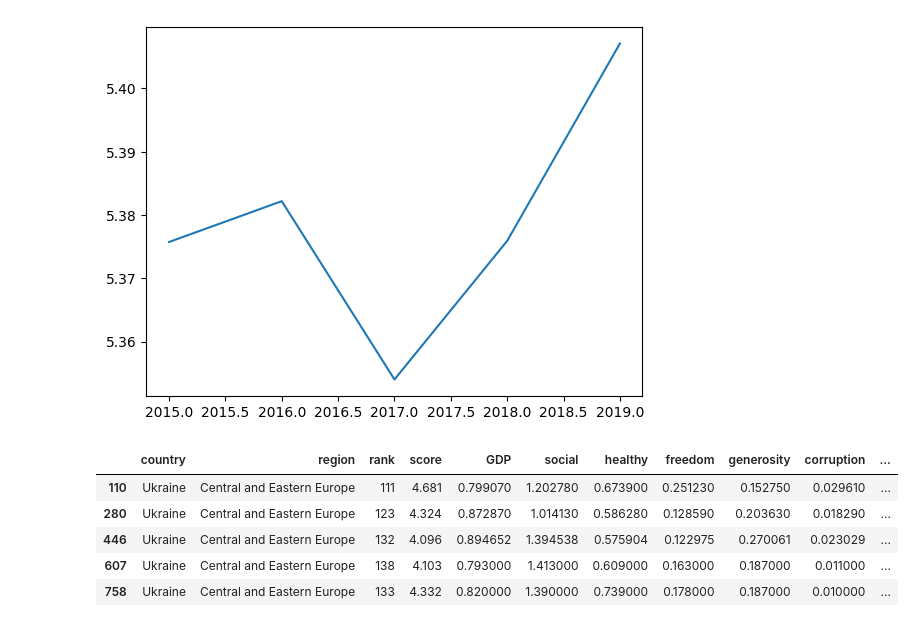
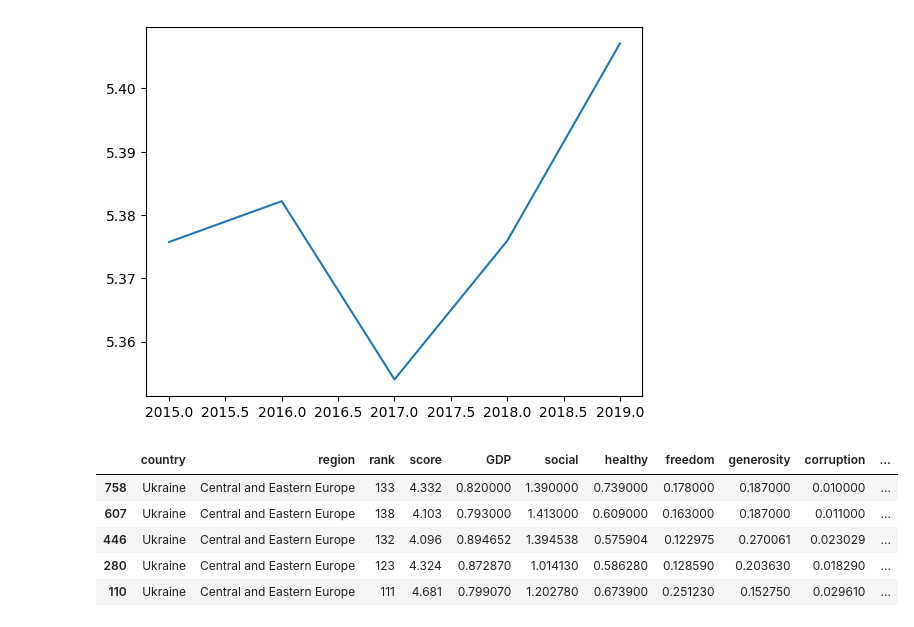
Before and after one commit to vyachost/happiness, a Jupyter notebook: happiness.ipynb, the cells around one changed output. Saved outputs shown, nothing was run; the diff lists cells and outputs as text; code cells hidden in the pictures.

```diff
--- a/happiness.ipynb
+++ b/happiness.ipynb
@@ -435,13 +435,13 @@ sns.lineplot(data=data)
 <Axes: >
 [figure]
 # %%
-ukraine = happy[happy['country']=='Ukraine']
+ukraine = happy[happy['country']=='Ukraine'].sort_values('year', ascending=False)
 ukraine
 # %% [output]
 |  | country | region | rank | score | GDP | social | healthy | freedom | generosity | corruption | ... |
+| 758 | Ukraine | Central and Eastern Europe | 133 | 4.332 | 0.820000 | 1.390000 | 0.739000 | 0.178000 | 0.187000 | 0.010000 | ... |
+| 607 | Ukraine | Central and Eastern Europe | 138 | 4.103 | 0.793000 | 1.413000 | 0.609000 | 0.163000 | 0.187000 | 0.011000 | ... |
+| 446 | Ukraine | Central and Eastern Europe | 132 | 4.096 | 0.894652 | 1.394538 | 0.575904 | 0.122975 | 0.270061 | 0.023029 | ... |
+| 280 | Ukraine | Central and Eastern Europe | 123 | 4.324 | 0.872870 | 1.014130 | 0.586280 | 0.128590 | 0.203630 | 0.018290 | ... |
 | 110 | Ukraine | Central and Eastern Europe | 111 | 4.681 | 0.799070 | 1.202780 | 0.673900 | 0.251230 | 0.152750 | 0.029610 | ... |
-| 280 | Ukraine | Central and Eastern Europe | 123 | 4.324 | 0.872870 | 1.014130 | 0.586280 | 0.128590 | 0.203630 | 0.018290 | ... |
-| 446 | Ukraine | Central and Eastern Europe | 132 | 4.096 | 0.894652 | 1.394538 | 0.575904 | 0.122975 | 0.270061 | 0.023029 | ... |
-| 607 | Ukraine | Central and Eastern Europe | 138 | 4.103 | 0.793000 | 1.413000 | 0.609000 | 0.163000 | 0.187000 | 0.011000 | ... |
-| 758 | Ukraine | Central and Eastern Europe | 133 | 4.332 | 0.820000 | 1.390000 | 0.739000 | 0.178000 | 0.187000 | 0.010000 | ... |
 # %%
```
Also changed, not shown: parts of 1 cell of this notebook.
